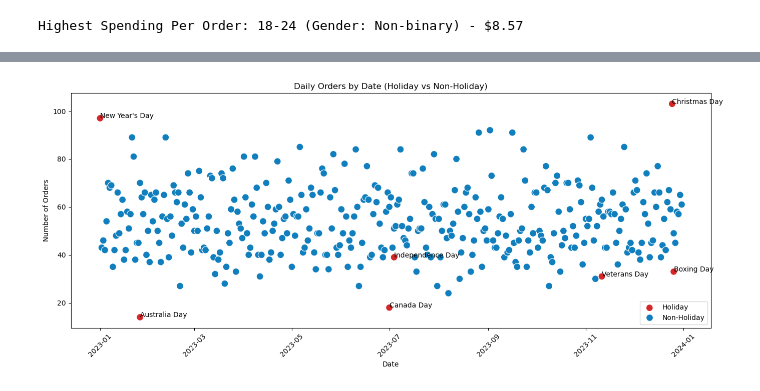
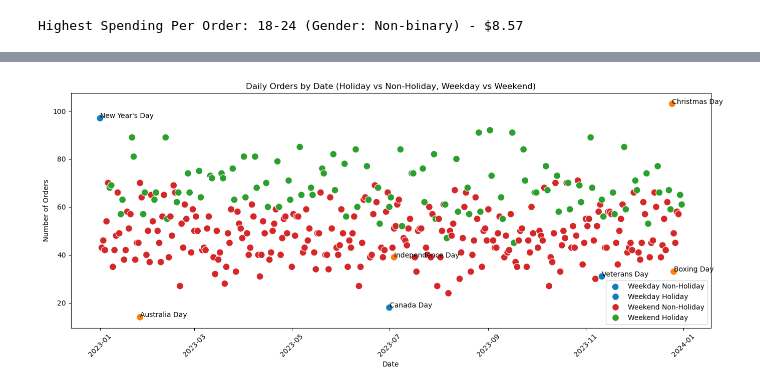
Before and after one commit to nikhilgarg614/ISDA140CoffeeSalesProject, a Jupyter notebook: FinalProjectISDA140_Gabriel-Nikill.ipynb, the cells around one changed output, grey strips where cells are left out. Saved outputs shown, nothing was run; the diff lists cells and outputs as text; code cells hidden in the pictures.

```diff
--- a/FinalProjectISDA140_Gabriel-Nikill.ipynb
+++ b/FinalProjectISDA140_Gabriel-Nikill.ipynb
@@ -373,31 +375,35 @@ plt.show()
 # %%
 #extract the day
 
 df_filtered['date'] = pd.to_datetime(df_filtered['timestamp']).dt.date
+df_filtered['is_holiday'] = df_filtered['holiday_name'] != "None"
+df_filtered['is_weekend'] = pd.to_datetime(df_filtered['timestamp']).dt.dayofweek >= 5  #calculate if a given day is a weekend
 
-df_filtered['is_holiday'] = df_filtered['holiday_name'] != "None"
+#need to create a column to color for hue parameter
+df_filtered['day_type'] = (df_filtered['is_weekend'].map({True: 'weekend_', False: 'weekday_'})) + (df_filtered['is_holiday'].map({True: 'holiday', False: 'non_holiday'}))
 
 #new df that counts all orders in a given day
 daily_orders = (
     df_filtered
-        .groupby(['date', 'is_holiday', 'holiday_name']) #take the holiday name to use later
+        .groupby(['date', 'day_type', 'holiday_name']) #take the holiday name to use later
         .size()
         .reset_index(name='orders')
 )
 
 plt.figure(figsize=(14, 6))
-sns.scatterplot(data=daily_orders, x='date', y='orders', hue='is_holiday', s=100, palette=['#117fbe', '#d62728'])
+sns.scatterplot(data=daily_orders, x='date', y='orders', hue='day_type', s=100,
+                palette=['#117fbe', '#d62728', '#2ca02c', '#ff7f0e'])  # blue, red, green, orange
 plt.xlabel('Date')
 plt.ylabel('Number of Orders')
-plt.title('Daily Orders by Date (Holiday vs Non-Holiday)')
-plt.legend(labels=['Holiday', 'Non-Holiday'])
+plt.title('Daily Orders by Date (Holiday vs Non-Holiday, Weekday vs Weekend)')
+plt.legend(labels=['Weekday Non-Holiday', 'Weekday Holiday', 'Weekend Non-Holiday', 'Weekend Holiday'])
 plt.xticks(rotation=45)
 
 # add labels for holidays only
 for index, row in daily_orders[daily_orders['holiday_name'] != 'None'].iterrows():
     plt.text(row['date'], row['orders'], row['holiday_name'])
 
 plt.tight_layout()
 plt.show()
 # %% [output]
-[figure, old version]
+[figure, new version]
```
Also changed, not shown: parts of 2 cells of this notebook.
